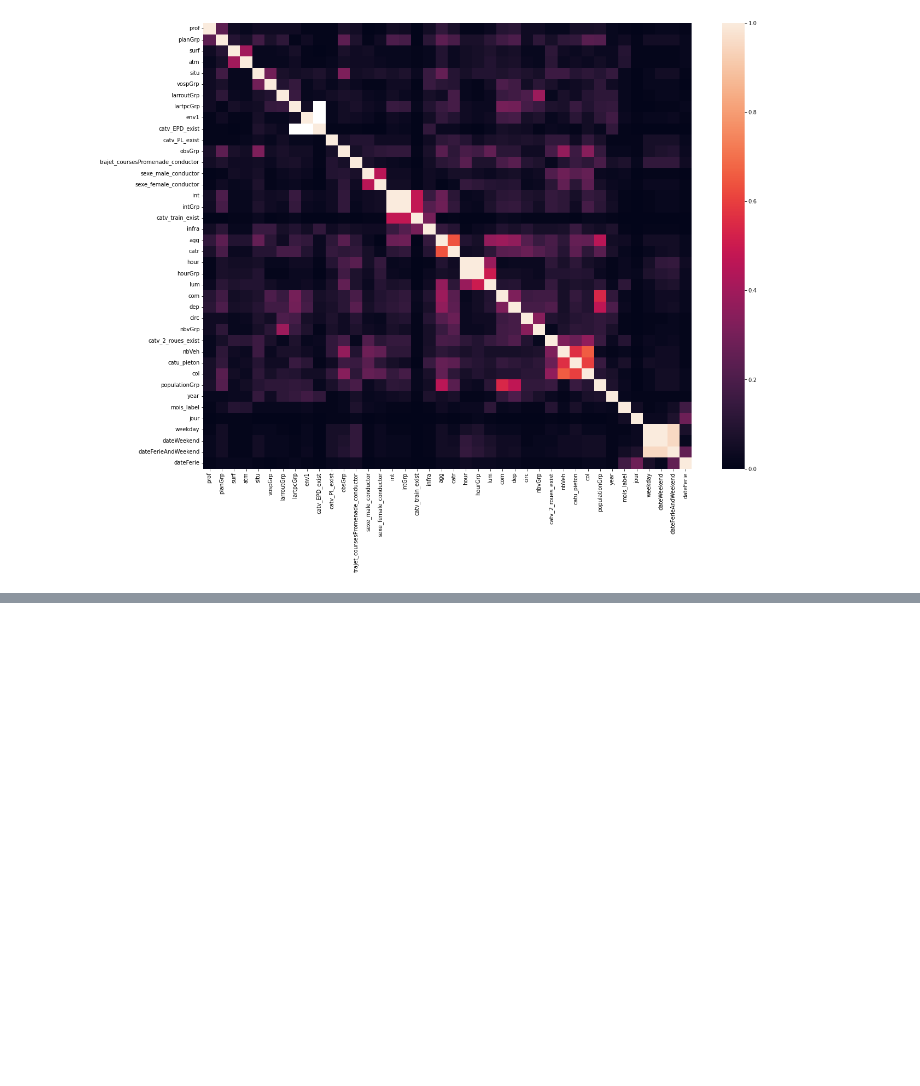
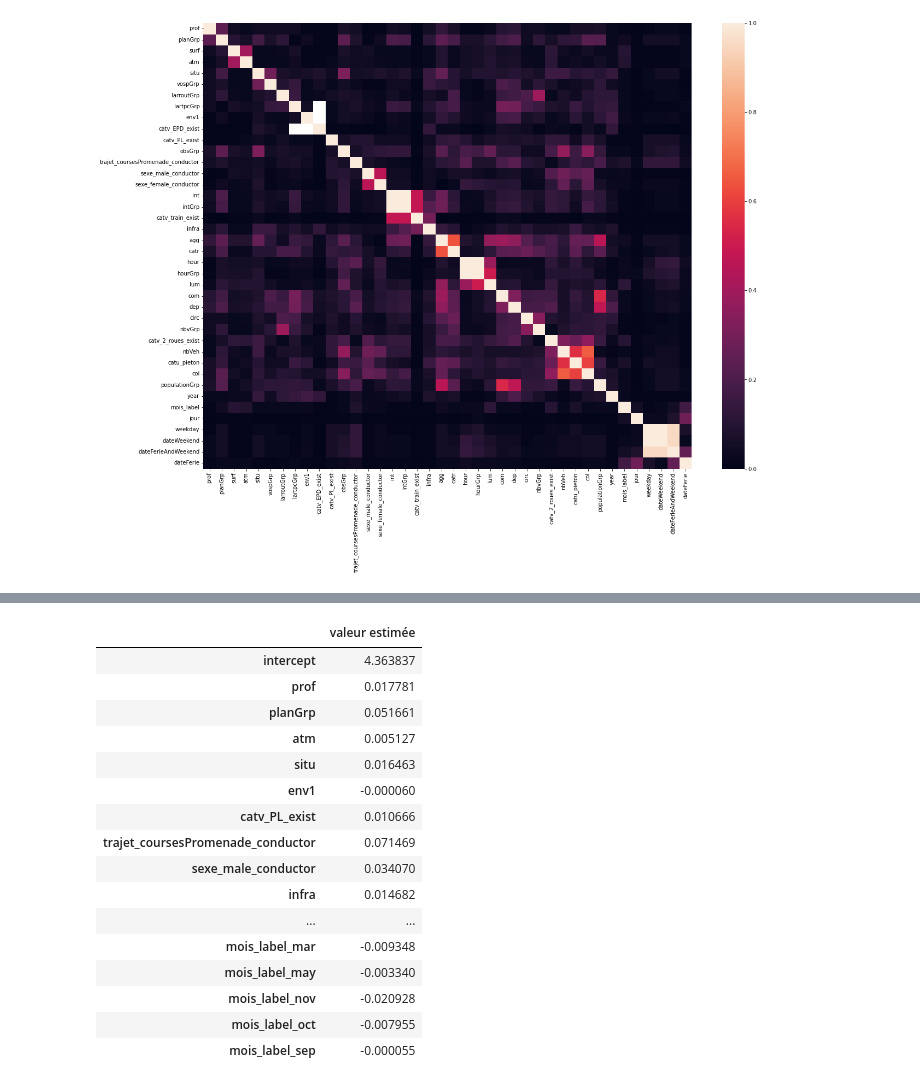
Before and after one commit to YacineHajjiDataScientist/20220814_dsProject, a Jupyter notebook: 20220821_projectDS.ipynb, the cells around one changed output, grey strips where cells are left out. Saved outputs shown, nothing was run; the diff lists cells and outputs as text; code cells hidden in the pictures; blank space fills up the shorter version.

```diff
--- a/20220821_projectDS.ipynb
+++ b/20220821_projectDS.ipynb
@@ -2078,0 +2352,26 @@ sns.heatmap(resMatrixPool, ax=ax);
+# %%
+coeffs = list(lr.coef_)
+coeffs.insert(0, lr.intercept_)
+
+feats = list(X_train.columns)
+feats.insert(0, 'intercept')
+
+pd.DataFrame({'valeur estimée': coeffs}, index=feats)
+# %% [output]
+|  | valeur estimée |
+| intercept | 4.363837 |
+| prof | 0.017781 |
+| planGrp | 0.051661 |
+| atm | 0.005127 |
+| situ | 0.016463 |
+| env1 | -0.000060 |
+| catv_PL_exist | 0.010666 |
+| trajet_coursesPromenade_conductor | 0.071469 |
+| sexe_male_conductor | 0.034070 |
+| infra | 0.014682 |
+| ... | ... |
+| mois_label_mar | -0.009348 |
+| mois_label_may | -0.003340 |
+| mois_label_nov | -0.020928 |
+| mois_label_oct | -0.007955 |
+| mois_label_sep | -0.000055 |
```
Also changed, not shown: parts of 35 cells of this notebook, 1 other file.
